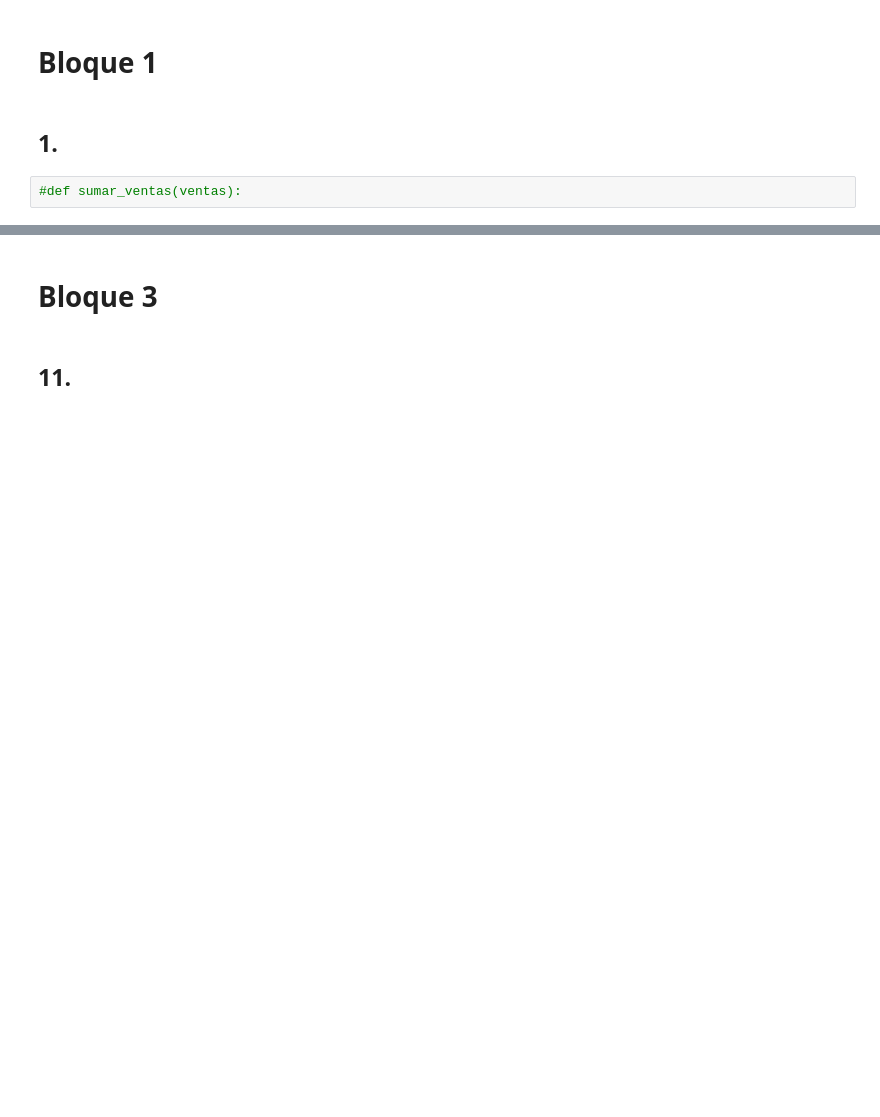
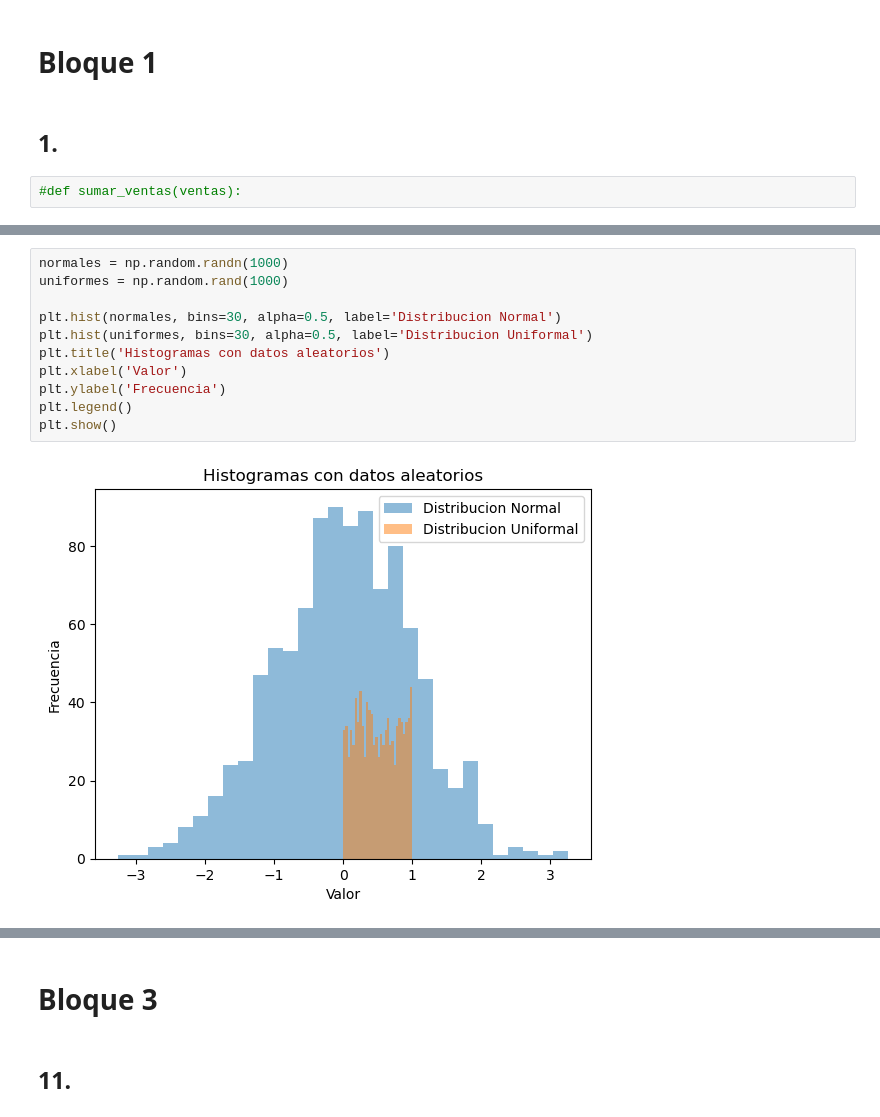
Before and after one commit to augusto-zimmermann/LABO-2, a Jupyter notebook: PrimerParcial/Practica3/practica3.ipynb, the cells around one changed output, grey strips where cells are left out. Saved outputs shown, nothing was run; the diff lists cells and outputs as text; blank space fills up the shorter version.

```diff
--- a/PrimerParcial/Practica3/practica3.ipynb
+++ b/PrimerParcial/Practica3/practica3.ipynb
@@ -6,0 +46,13 @@
+# %%
+normales = np.random.randn(1000)
+uniformes = np.random.rand(1000)
+
+plt.hist(normales, bins=30, alpha=0.5, label='Distribucion Normal')
+plt.hist(uniformes, bins=30, alpha=0.5, label='Distribucion Uniformal')
+plt.title('Histogramas con datos aleatorios')
+plt.xlabel('Valor')
+plt.ylabel('Frecuencia')
+plt.legend()
+plt.show()
+# %% [output]
+[figure, added]
```
Also changed, not shown: parts of 16 cells of this notebook.
